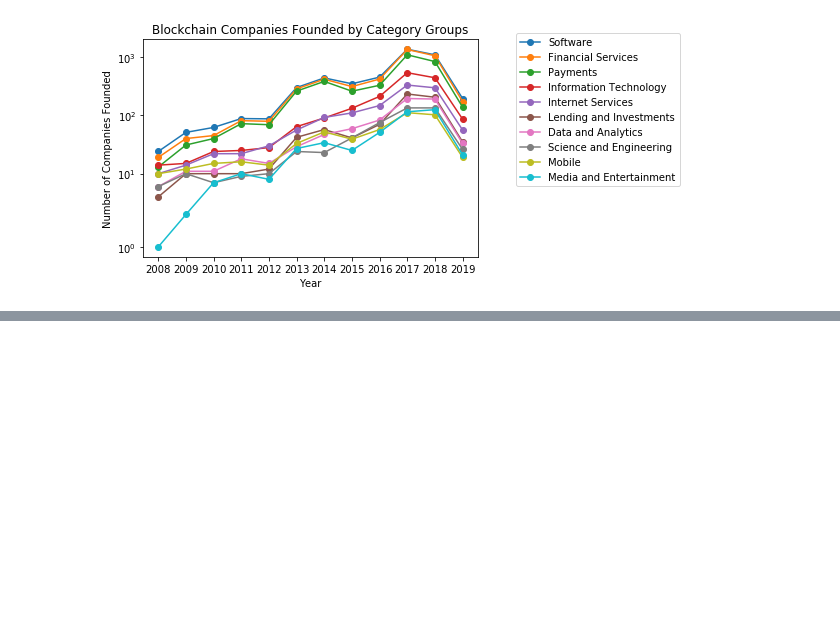
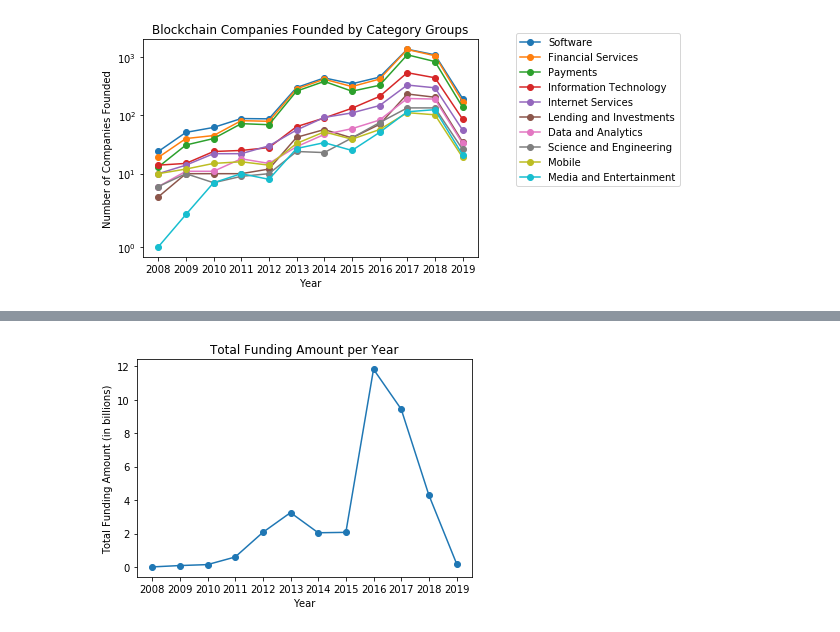
Before and after one commit to sdsc-blocklab/Blockchain-Market-Evolution, a Jupyter notebook: Crunchbase Dataset Explorer.ipynb, the cells around one changed output, grey strips where cells are left out. Drawn from its saved outputs; the diff is of its cells as text; code cells hidden in the pictures; blank space fills up the shorter version.

Commit message:
Create general function for plotting any category with any int value that is summed

```diff
--- a/Crunchbase Dataset Explorer.ipynb
+++ b/Crunchbase Dataset Explorer.ipynb
@@ -314,5 +438,10 @@ def plot_companies_per_year_per_category(dfs_by_year, category_group=[], title='
 # %%
-plot_companies_per_year(dfs_by_year, title='All Blockchain Companies Founded per Year', log=False)
+xlabel='Year'
+ylabel='Number of Companies Founded'
+
+def calc_y_value(df):
+    return len(df)
+plot_companies_per_year(dfs_by_year, calc_y_value, xlabel=xlabel, ylabel=ylabel, title='All Blockchain Companies Founded per Year', log=False)
 # %% [output]
 [figure]
 # %%
@@ -323,9 +452,11 @@ top_categories = all_categories.most_common(n)
 top_categories_list = list(zip(*top_categories))[0]
 # %%
 #categories = ['Apps', 'Artificial Intelligence', 'Biotechnology', 'Financial Services']
+def calc_y_value(df):
+    return len(df)
 categories = top_categories_list
-plot_companies_per_year_per_category(dfs_by_year, category_group=categories, log=False, title='Blockchain Companies Founded by Category Groups')
-plot_companies_per_year_per_category(dfs_by_year, category_group=categories, log=True, title='Blockchain Companies Founded by Category Groups')
+plot_companies_per_year_per_category(dfs_by_year, categories,calc_y_value, xlabel=xlabel, ylabel=ylabel, log=False, title='Blockchain Companies Founded by Category Groups')
+plot_companies_per_year_per_category(dfs_by_year, categories, calc_y_value, xlabel=xlabel, ylabel=ylabel, log=True, title='Blockchain Companies Founded by Category Groups')
 # %% [output]
 [figure]
 [figure]
@@ -331,0 +465,4 @@ plot_companies_per_year_per_category(dfs_by_year, category_group=categories, log
+# %%
+x_column_name = 'Category Groups'
+y_column_name = 'Total Funding Amount'
+BILLION = 1000000000
@@ -331,0 +501,9 @@ plot_companies_per_year_per_category(dfs_by_year, category_group=categories, log
+# %%
+xlabel='Year'
+ylabel='Total Funding Amount (in billions)'
+
+def calc_y_value(df):
+    return df['Total Funding Amount'].apply(clean_dollar_format).sum() / BILLION
+plot_companies_per_year(dfs_by_year, calc_y_value, xlabel=xlabel, ylabel=ylabel, title='Total Funding Amount per Year', log=False)
+# %% [output]
+[figure, added]
```
Also changed, not shown: parts of 15 cells of this notebook, 48 other files.
